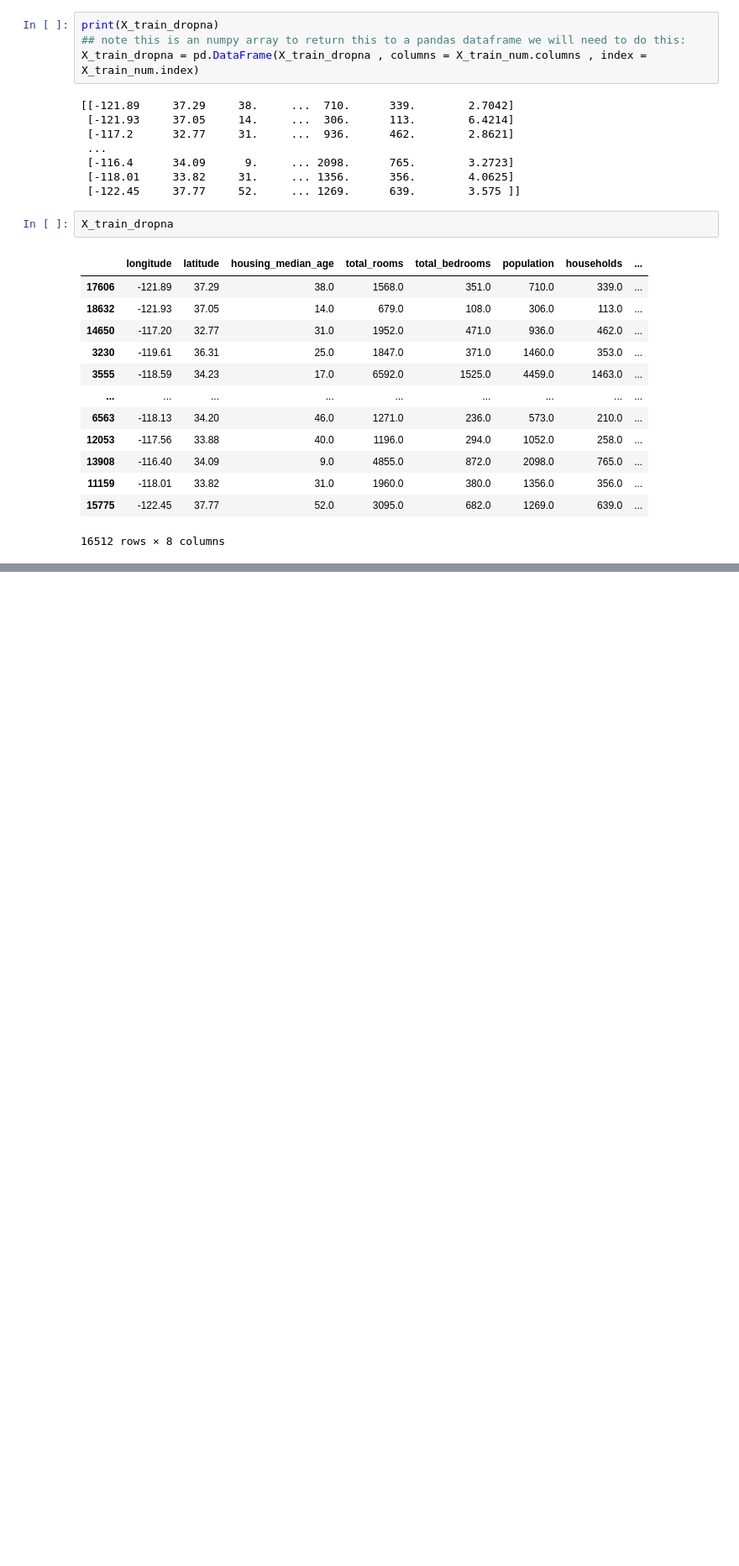
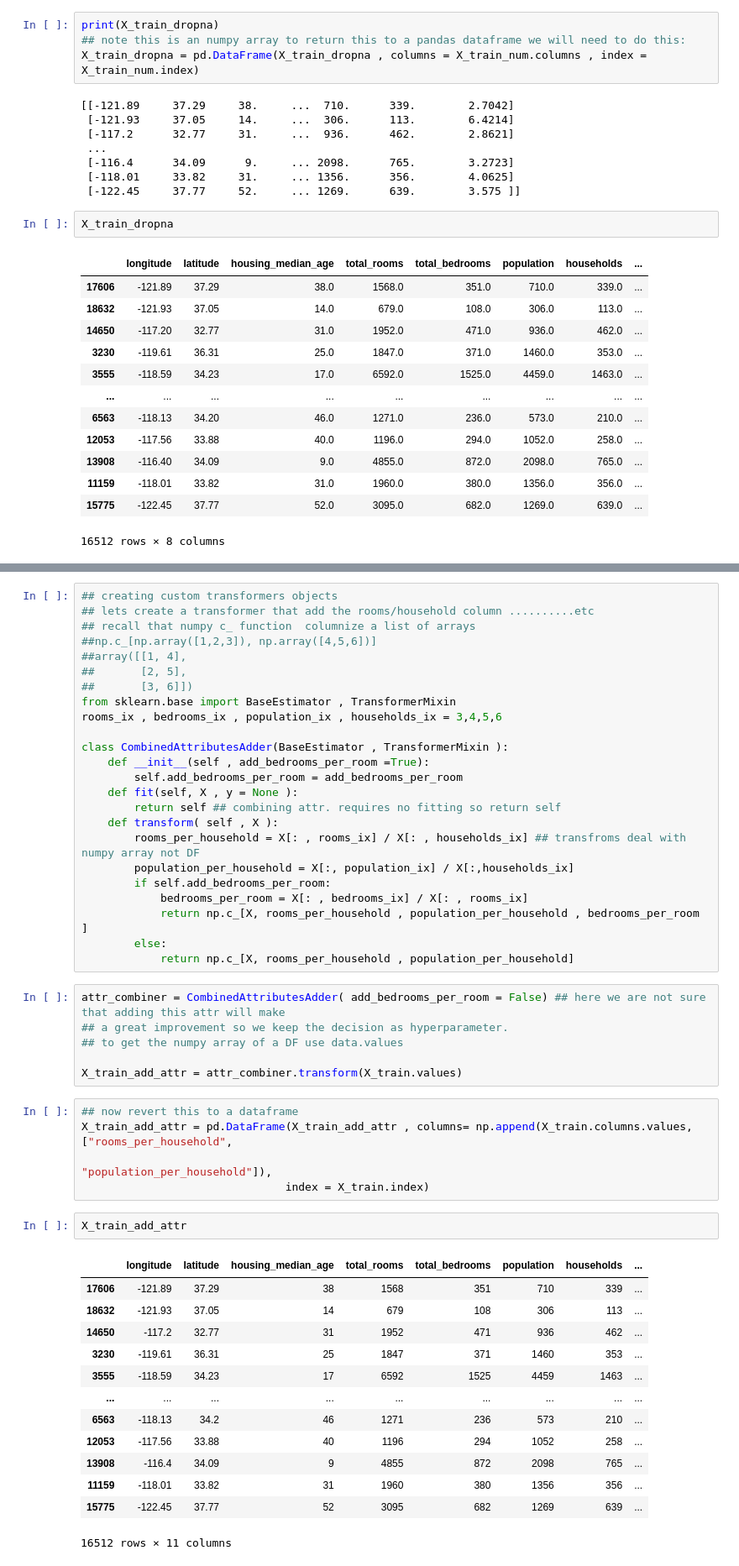
Before and after one commit to Mark-Nawar/ML-Books_Notes, a Jupyter notebook: BooksSummarie/HandsOnMachineLearning/homl-ch2/Home Price regression model.ipynb, the cells around one changed output, grey strips where cells are left out. Shown: that part at 84% size. Saved outputs shown, nothing was run; the diff lists cells and outputs as text; blank space fills up the shorter version.

```diff
--- a/BooksSummarie/HandsOnMachineLearning/homl-ch2/Home Price regression model.ipynb
+++ b/BooksSummarie/HandsOnMachineLearning/homl-ch2/Home Price regression model.ipynb
@@ -316,0 +363,51 @@ X_train_dropna
+# %%
+## creating custom transformers objects
+## lets create a transformer that add the rooms/household column ..........etc
+## recall that numpy c_ function  columnize a list of arrays
+##np.c_[np.array([1,2,3]), np.array([4,5,6])]
+##array([[1, 4],
+##       [2, 5],
+##       [3, 6]])
+from sklearn.base import BaseEstimator , TransformerMixin
+rooms_ix , bedrooms_ix , population_ix , households_ix = 3,4,5,6
+
+class CombinedAttributesAdder(BaseEstimator , TransformerMixin ):
+    def __init__(self , add_bedrooms_per_room =True):
+        self.add_bedrooms_per_room = add_bedrooms_per_room
+    def fit(self, X , y = None ):
+        return self ## combining attr. requires no fitting so return self
+    def transform( self , X ):
+        rooms_per_household = X[: , rooms_ix] / X[: , households_ix] ## transfroms deal with numpy array not DF
+        population_per_household = X[:, population_ix] / X[:,households_ix]
+        if self.add_bedrooms_per_room:
+            bedrooms_per_room = X[: , bedrooms_ix] / X[: , rooms_ix]
+            return np.c_[X, rooms_per_household , population_per_household , bedrooms_per_room ]
+        else:
+            return np.c_[X, rooms_per_household , population_per_household]
+# %%
+attr_combiner = CombinedAttributesAdder( add_bedrooms_per_room = False) ## here we are not sure that adding this attr will make
+## a great improvement so we keep the decision as hyperparameter.
+## to get the numpy array of a DF use data.values
+
+X_train_add_attr = attr_combiner.transform(X_train.values)
+# %%
+## now revert this to a dataframe
+X_train_add_attr = pd.DataFrame(X_train_add_attr , columns= np.append(X_train.columns.values,["rooms_per_household",
+                                                                                              "population_per_household"]),
+                               index = X_train.index)
+# %%
+X_train_add_attr
+# %% [output]
+|  | longitude | latitude | housing_median_age | total_rooms | total_bedrooms | population | households | ... |
+| 17606 | -121.89 | 37.29 | 38 | 1568 | 351 | 710 | 339 | ... |
+| 18632 | -121.93 | 37.05 | 14 | 679 | 108 | 306 | 113 | ... |
+| 14650 | -117.2 | 32.77 | 31 | 1952 | 471 | 936 | 462 | ... |
+| 3230 | -119.61 | 36.31 | 25 | 1847 | 371 | 1460 | 353 | ... |
+| 3555 | -118.59 | 34.23 | 17 | 6592 | 1525 | 4459 | 1463 | ... |
+| ... | ... | ... | ... | ... | ... | ... | ... | ... |
+| 6563 | -118.13 | 34.2 | 46 | 1271 | 236 | 573 | 210 | ... |
+| 12053 | -117.56 | 33.88 | 40 | 1196 | 294 | 1052 | 258 | ... |
+| 13908 | -116.4 | 34.09 | 9 | 4855 | 872 | 2098 | 765 | ... |
+| 11159 | -118.01 | 33.82 | 31 | 1960 | 380 | 1356 | 356 | ... |
+| 15775 | -122.45 | 37.77 | 52 | 3095 | 682 | 1269 | 639 | ... |
+16512 rows × 11 columns
```
Also changed, not shown: parts of 4 cells of this notebook.
